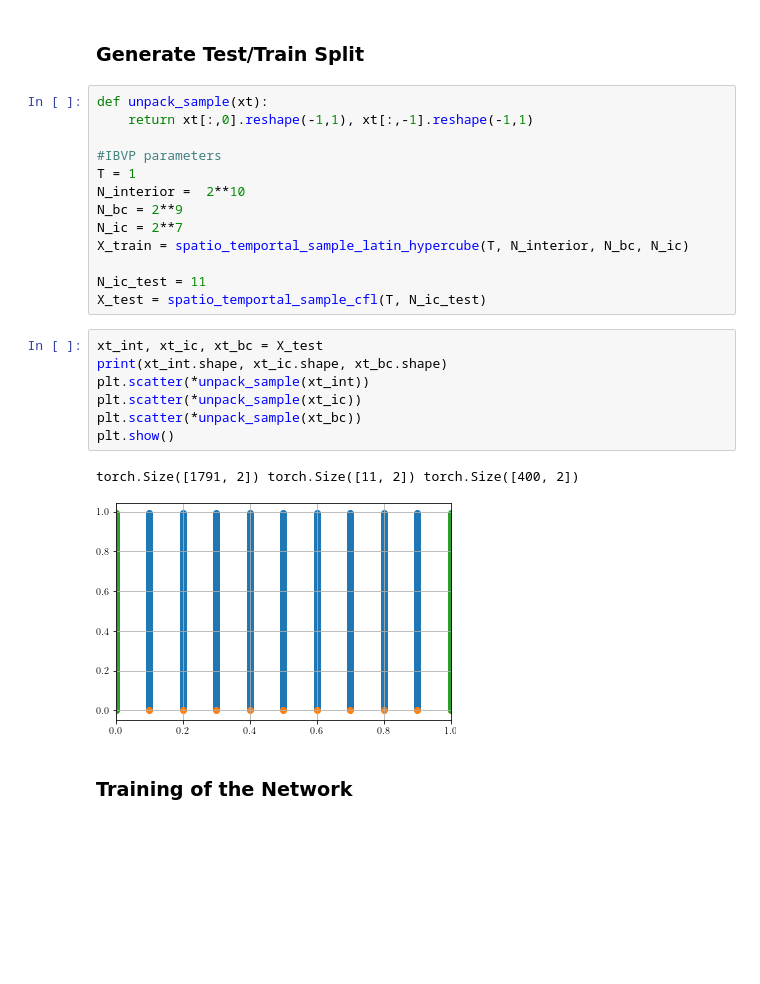
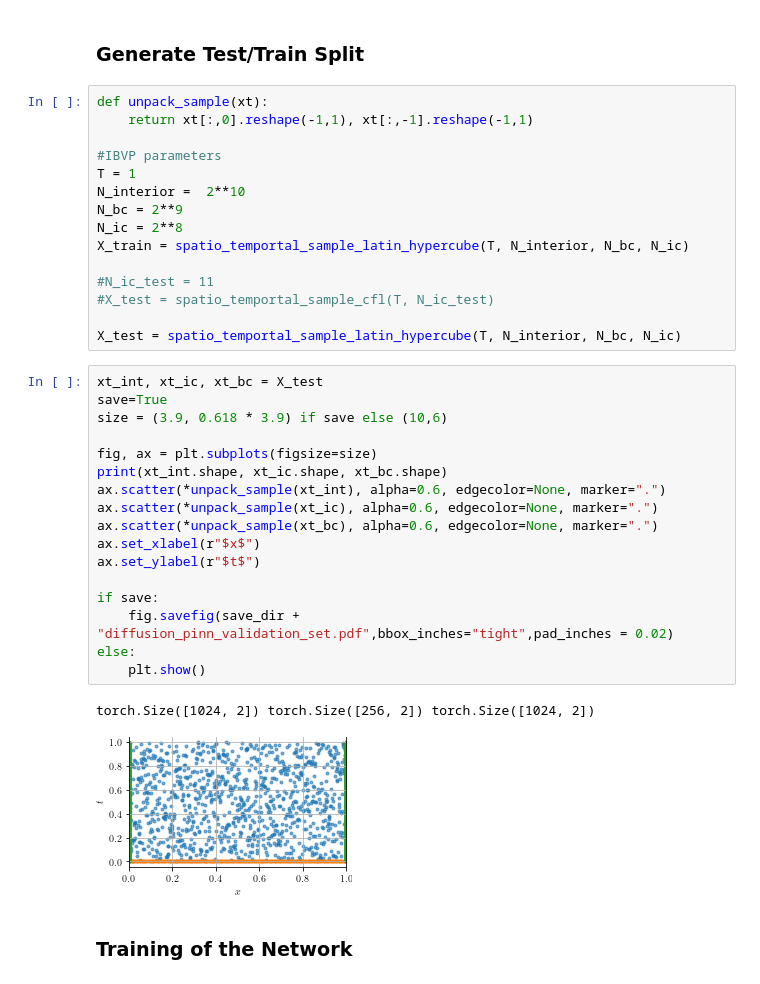
Before and after one commit to timzimm/CompSci, a Jupyter notebook: 02_neural_nets_on_pdes/src/diffusion_eq_via_pinn.ipynb, the cells around one changed output. Saved outputs shown, nothing was run; the diff lists cells and outputs as text; blank space fills up the shorter version.

```diff
--- a/02_neural_nets_on_pdes/src/diffusion_eq_via_pinn.ipynb
+++ b/02_neural_nets_on_pdes/src/diffusion_eq_via_pinn.ipynb
@@ -110,21 +110,33 @@ def unpack_sample(xt):
 T = 1
 N_interior =  2**10
 N_bc = 2**9
-N_ic = 2**7
+N_ic = 2**8
 X_train = spatio_temportal_sample_latin_hypercube(T, N_interior, N_bc, N_ic)
 
-N_ic_test = 11
-X_test = spatio_temportal_sample_cfl(T, N_ic_test)
+#N_ic_test = 11
+#X_test = spatio_temportal_sample_cfl(T, N_ic_test)
+
+X_test = spatio_temportal_sample_latin_hypercube(T, N_interior, N_bc, N_ic)
-# %%
-xt_int, xt_ic, xt_bc = X_test
-print(xt_int.shape, xt_ic.shape, xt_bc.shape)
-plt.scatter(*unpack_sample(xt_int))
-plt.scatter(*unpack_sample(xt_ic))
-plt.scatter(*unpack_sample(xt_bc))
-plt.show()
-# %% [output]
-torch.Size([1791, 2]) torch.Size([11, 2]) torch.Size([400, 2])
-[figure, removed]
+# %%
+xt_int, xt_ic, xt_bc = X_test
+save=True
+size = (3.9, 0.618 * 3.9) if save else (10,6)
+
+fig, ax = plt.subplots(figsize=size)
+print(xt_int.shape, xt_ic.shape, xt_bc.shape)
+ax.scatter(*unpack_sample(xt_int), alpha=0.6, edgecolor=None, marker=".")
+ax.scatter(*unpack_sample(xt_ic), alpha=0.6, edgecolor=None, marker=".")
+ax.scatter(*unpack_sample(xt_bc), alpha=0.6, edgecolor=None, marker=".")
+ax.set_xlabel(r"$x$")
+ax.set_ylabel(r"$t$")
+
+if save:
+    fig.savefig(save_dir + "diffusion_pinn_validation_set.pdf",bbox_inches="tight",pad_inches = 0.02)
+else:
+    plt.show()
+# %% [output]
+torch.Size([1024, 2]) torch.Size([256, 2]) torch.Size([1024, 2])
+[figure, added]
 # %% [markdown]
 ### Training of the Network
 # %%
```
Also changed, not shown: parts of 14 cells of this notebook, 8 other files.
